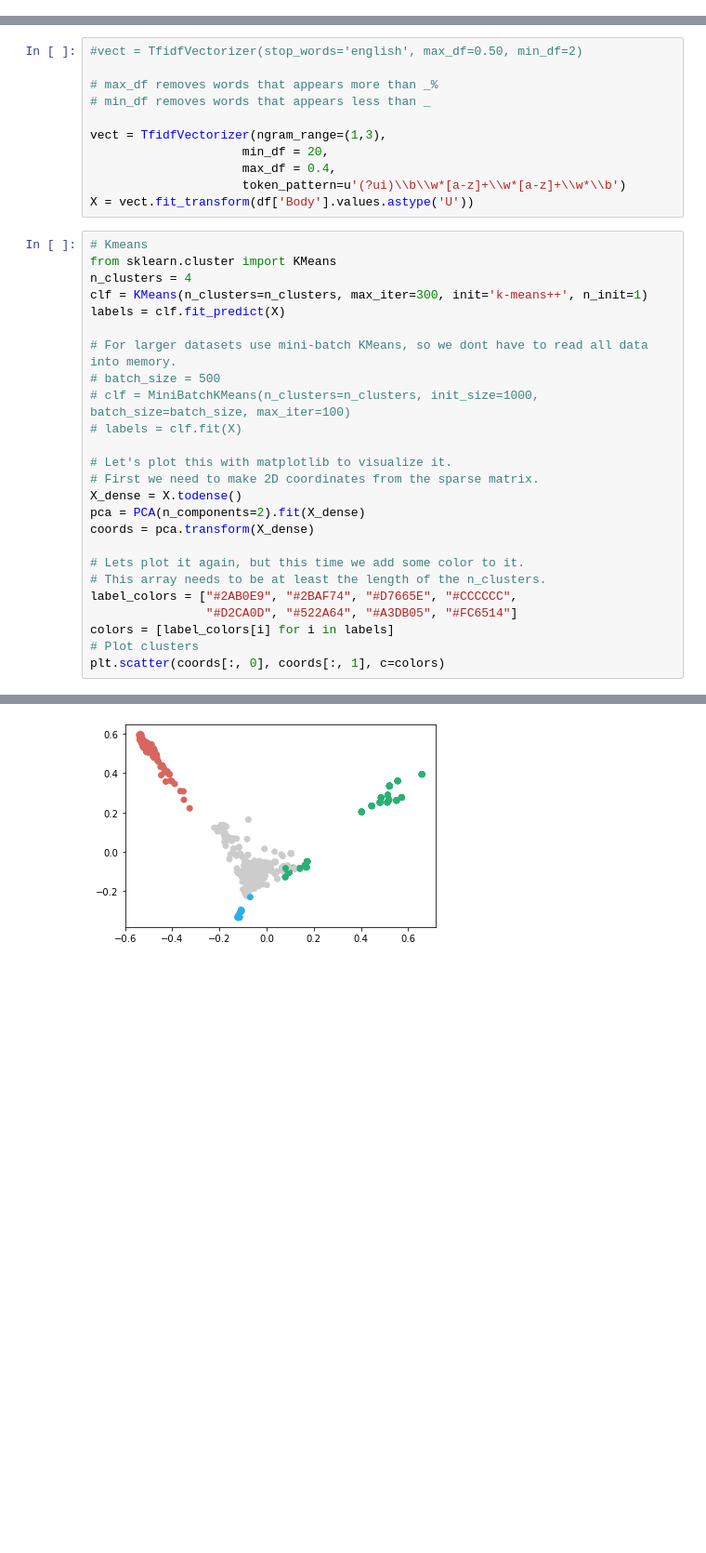
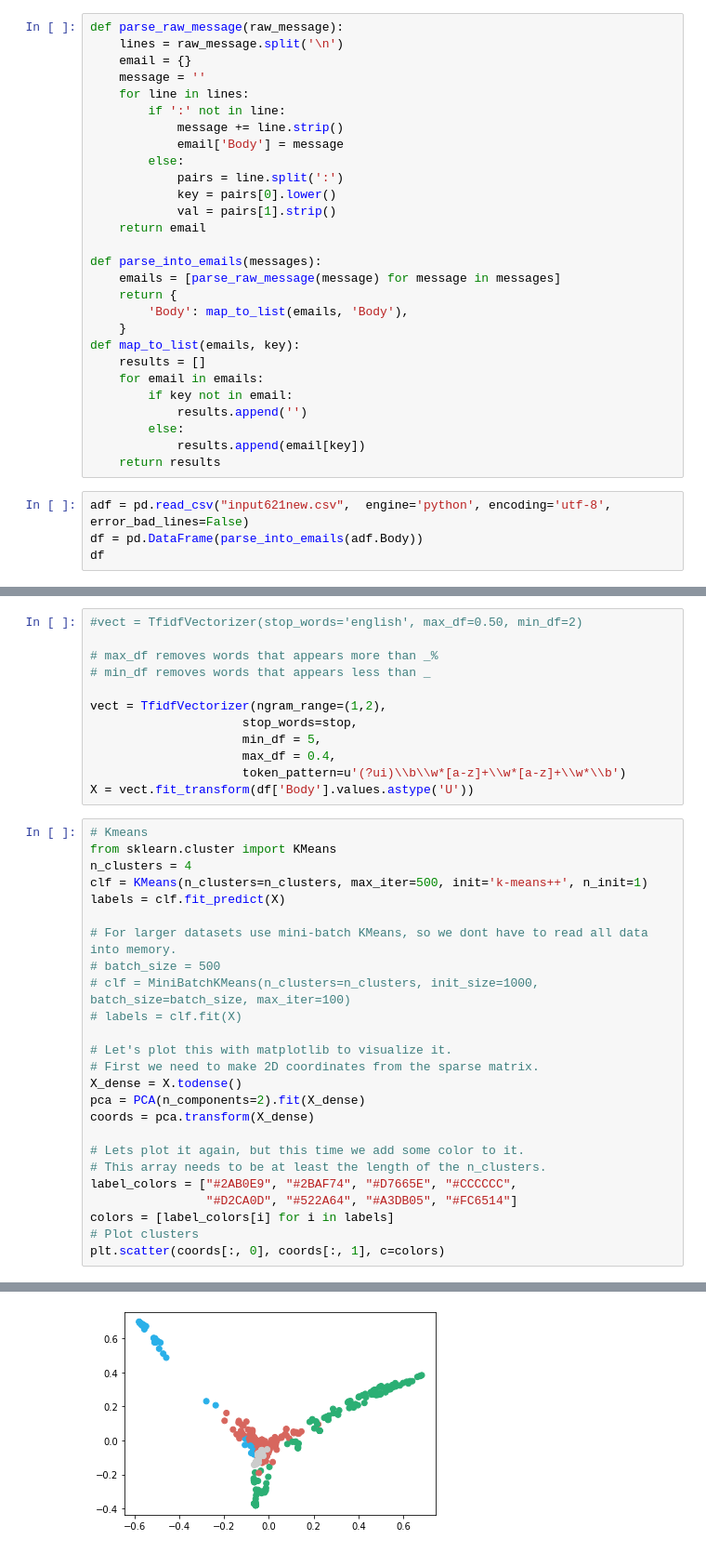
Before and after one commit to MandisLoh/flask_set_up, a Jupyter notebook: combined_ml.ipynb, the cells around one changed output, grey strips where cells are left out. Shown at 93% size. Drawn from its saved outputs; the diff is of its cells as text; blank space fills up the shorter version.

```diff
--- a/combined_ml.ipynb
+++ b/combined_ml.ipynb
@@ -49,0 +33,32 @@ df
+# %%
+def parse_raw_message(raw_message):
+    lines = raw_message.split('\n')
+    email = {}
+    message = ''
+    for line in lines:
+        if ':' not in line:
+            message += line.strip()
+            email['Body'] = message
+        else:
+            pairs = line.split(':')
+            key = pairs[0].lower()
+            val = pairs[1].strip()
+    return email
+
+def parse_into_emails(messages):
+    emails = [parse_raw_message(message) for message in messages]
+    return {
+        'Body': map_to_list(emails, 'Body'),
+    }
+def map_to_list(emails, key):
+    results = []
+    for email in emails:
+        if key not in email:
+            results.append('')
+        else:
+            results.append(email[key])
+    return results
+# %%
+adf = pd.read_csv("input621new.csv",  engine='python', encoding='utf-8', error_bad_lines=False)
+df = pd.DataFrame(parse_into_emails(adf.Body))
+df
@@ -92,39 +99,40 @@ df
 # max_df removes words that appears more than _%
 # min_df removes words that appears less than _
 
-vect = TfidfVectorizer(ngram_range=(1,3),
-                     min_df = 20,
+vect = TfidfVectorizer(ngram_range=(1,2),
+                     stop_words=stop,
+                     min_df = 5,
                      max_df = 0.4,
                      token_pattern=u'(?ui)\\b\\w*[a-z]+\\w*[a-z]+\\w*\\b')
 X = vect.fit_transform(df['Body'].values.astype('U'))
 # %%
 # Kmeans
 from sklearn.cluster import KMeans
 n_clusters = 4
-clf = KMeans(n_clusters=n_clusters, max_iter=300, init='k-means++', n_init=1)
+clf = KMeans(n_clusters=n_clusters, max_iter=500, init='k-means++', n_init=1)
 labels = clf.fit_predict(X)
 
 # For larger datasets use mini-batch KMeans, so we dont have to read all data into memory.
 # batch_size = 500
 # clf = MiniBatchKMeans(n_clusters=n_clusters, init_size=1000, batch_size=batch_size, max_iter=100)
 # labels = clf.fit(X)
 
 # Let's plot this with matplotlib to visualize it.
 # First we need to make 2D coordinates from the sparse matrix.
 X_dense = X.todense()
 pca = PCA(n_components=2).fit(X_dense)
 coords = pca.transform(X_dense)
 
 # Lets plot it again, but this time we add some color to it.
 # This array needs to be at least the length of the n_clusters.
 label_colors = ["#2AB0E9", "#2BAF74", "#D7665E", "#CCCCCC",
                 "#D2CA0D", "#522A64", "#A3DB05", "#FC6514"]
 colors = [label_colors[i] for i in labels]
 # Plot clusters
 plt.scatter(coords[:, 0], coords[:, 1], c=colors)
 # %% [output]
 <matplotlib.collections.PathCollection at 0x...>
-[figure, old version]
+[figure, new version]
 # %%
 # top keywords in the emails
 
```
Also changed, not shown: parts of 18 cells of this notebook, 4 other files.
